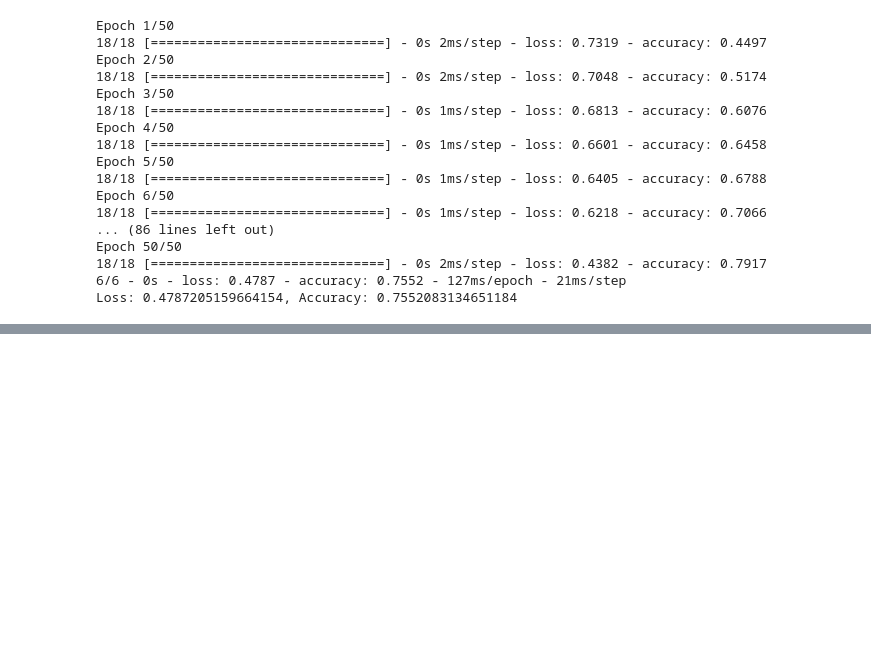
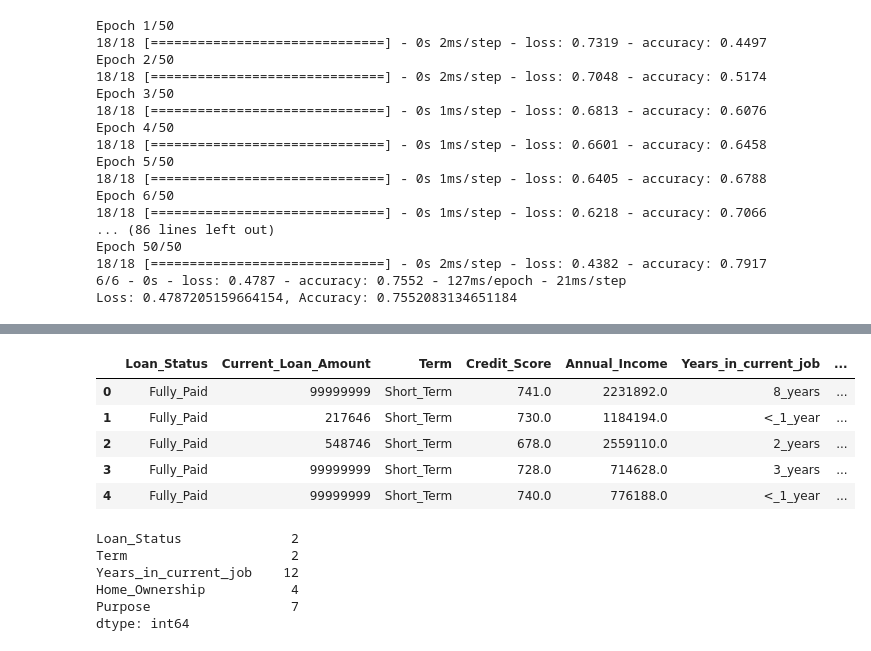
Before and after one commit to Byankap/Neural_Network_Charity_Analysis, a Jupyter notebook: NeuralNetwork.ipynb, the cells around one changed output, grey strips where cells are left out. Cells and saved outputs as stored; diff of their text form; code cells hidden in the pictures; blank space fills up the shorter version.

```diff
--- a/NeuralNetwork.ipynb
+++ b/NeuralNetwork.ipynb
@@ -662,0 +804,34 @@ Loss: 0.4787205159664154, Accuracy: 0.7552083134651184
+# %%
+#random forest vs deep learning model
+# Import our dependencies
+from sklearn.model_selection import train_test_split
+from sklearn.preprocessing import StandardScaler
+from sklearn.ensemble import RandomForestClassifier
+from sklearn.metrics import accuracy_score
+from sklearn.preprocessing import OneHotEncoder
+import pandas as pd
+import tensorflow as tf
+
+# Import our input dataset
+loans_df = pd.read_csv('loan_status.csv')
+loans_df.head()
+# %% [output]
+|  | Loan_Status | Current_Loan_Amount | Term | Credit_Score | Annual_Income | Years_in_current_job | ... |
+| 0 | Fully_Paid | 99999999 | Short_Term | 741.0 | 2231892.0 | 8_years | ... |
+| 1 | Fully_Paid | 217646 | Short_Term | 730.0 | 1184194.0 | <_1_year | ... |
+| 2 | Fully_Paid | 548746 | Short_Term | 678.0 | 2559110.0 | 2_years | ... |
+| 3 | Fully_Paid | 99999999 | Short_Term | 728.0 | 714628.0 | 3_years | ... |
+| 4 | Fully_Paid | 99999999 | Short_Term | 740.0 | 776188.0 | <_1_year | ... |
+# %%
+# Generate our categorical variable list
+loans_cat = loans_df.dtypes[loans_df.dtypes == "object"].index.tolist()
+
+# Check the number of unique values in each column
+loans_df[loans_cat].nunique()
+# %% [output]
+Loan_Status              2
+Term                     2
+Years_in_current_job    12
+Home_Ownership           4
+Purpose                  7
+dtype: int64
```
Also changed, not shown: parts of 22 cells of this notebook.
